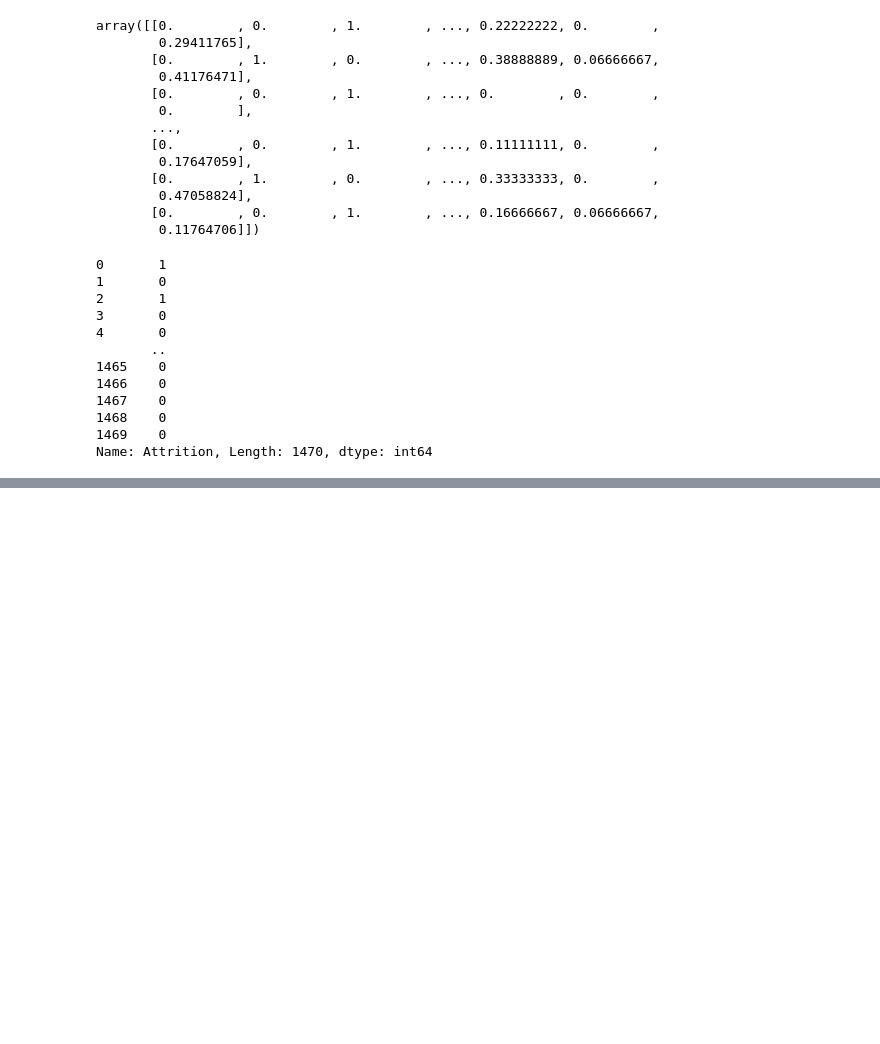
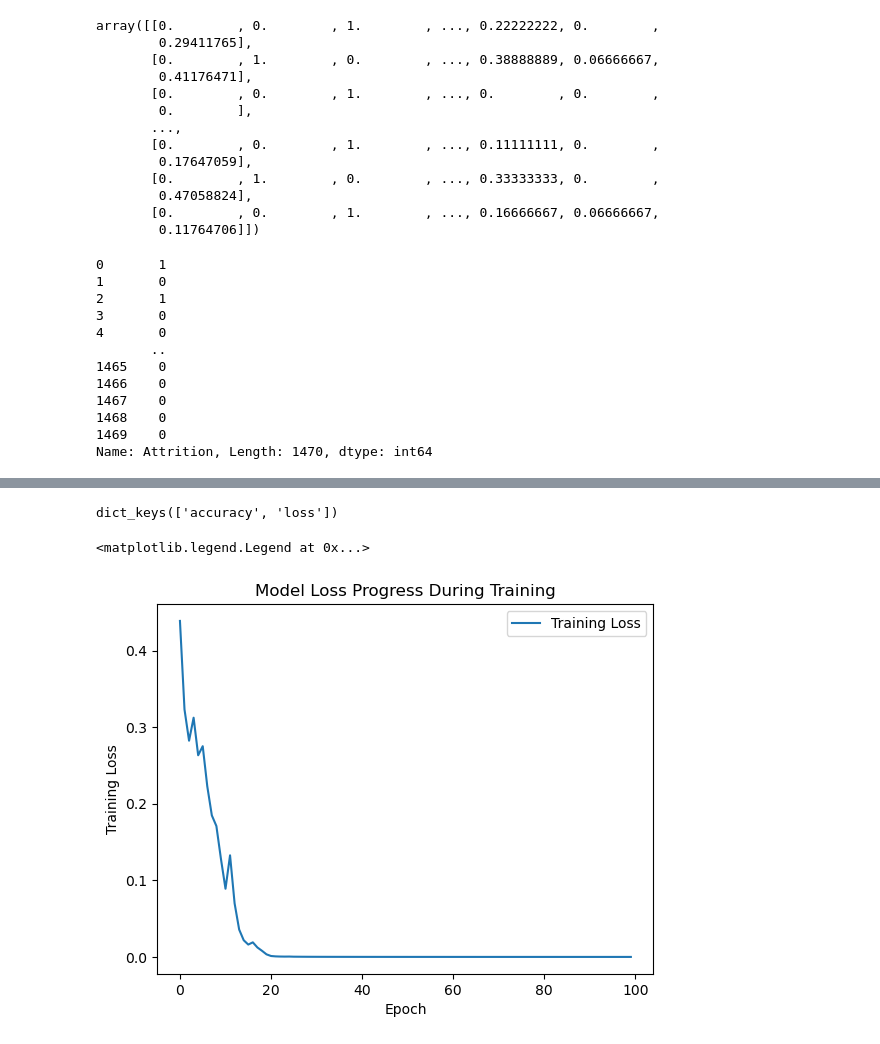
Before and after one commit to hanaprivia/HR-Management, a Jupyter notebook: HR_Management.ipynb, the cells around one changed output, grey strips where cells are left out. Drawn from its saved outputs; the diff is of its cells as text; code cells hidden in the pictures; blank space fills up the shorter version.

```diff
--- a/HR_Management.ipynb
+++ b/HR_Management.ipynb
@@ -407,0 +523,12 @@ Name: Attrition, Length: 1470, dtype: int64
+# %%
+model = tf.keras.models.Sequential() #Using Sequential Model (each layer has one input and one output)
+#Add layers to the model
+#units: number of neurons in one layer
+#activiation: activation function
+#input_shape: define the input shape expected by this layer, only the first layer needs this
+model.add(tf.keras.layers.Dense(units=500, activation='relu', input_shape=(50, )))
+model.add(tf.keras.layers.Dense(units=500, activation='relu')) #hidden layers don't need input shape
+model.add(tf.keras.layers.Dense(units=500, activation='relu'))
+
+#Add the Output Layer
+model.add(tf.keras.layers.Dense(units=1, activation='sigmoid'))
@@ -407,0 +553,12 @@ Name: Attrition, Length: 1470, dtype: int64
+# %%
+#Compile
+#optimizer = Adam
+#loss function used for binary classification
+#metrics set to "Accuracy" for classification tasks
+model.compile(optimizer='Adam', loss='binary_crossentropy', metrics = ['accuracy'])
+# %%
+epochs_hist = model.fit(X_train, y_train, epochs = 100, batch_size = 50)
+
+# batch size: Số hạt cơm trong 1 lần xúc.
+# Iteration : Số lần xúc cơm hết 1 bát.
+# epoch : Số bát cơm bạn ăn trong 1 bữa ăn.
@@ -407,0 +608,13 @@ Name: Attrition, Length: 1470, dtype: int64
+# %%
+epochs_hist.history.keys()
+# %% [output]
+dict_keys(['accuracy', 'loss'])
+# %%
+plt.plot(epochs_hist.history['loss'])
+plt.title('Model Loss Progress During Training')
+plt.xlabel('Epoch')
+plt.ylabel('Training Loss')
+plt.legend(['Training Loss'])
+# %% [output]
+<matplotlib.legend.Legend at 0x...>
+[figure, added]
```
Also changed, not shown: parts of 29 cells of this notebook.
